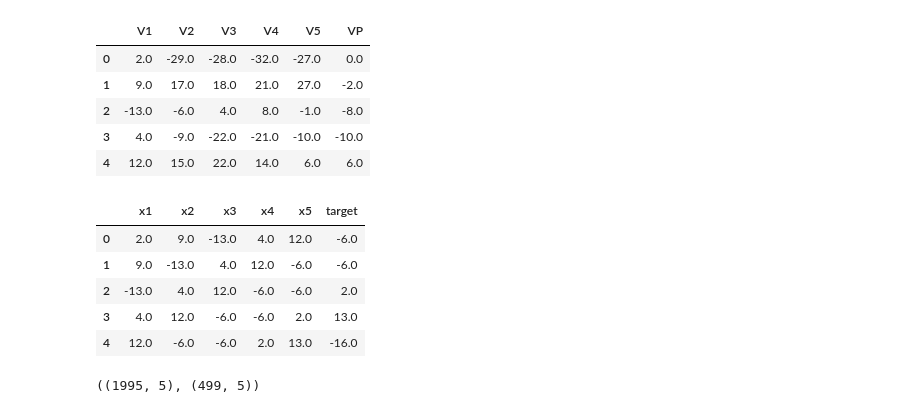
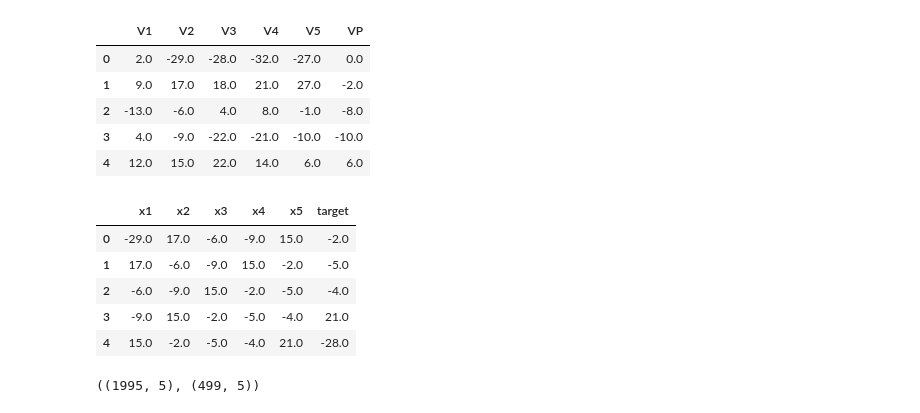
Before and after one commit to junaidulhassan/My-All-Kaggle-Jupyter-Notebooks, a Jupyter notebook: Predict Machine Oscillations using LSTMs/notebook.ipynb, the cells around one changed output. Cells and saved outputs as stored; diff of their text form; code cells hidden in the pictures.

```diff
--- a/Predict Machine Oscillations using LSTMs/notebook.ipynb
+++ b/Predict Machine Oscillations using LSTMs/notebook.ipynb
@@ -45,15 +45,15 @@ def create_feature_target_dataframe(df, column):
 
     return new_df
 # %%
-v1_df = create_feature_target_dataframe(df, column='V1')
+v1_df = create_feature_target_dataframe(df, column='V2')
 v1_df.head()
 # %% [output]
 |  | x1 | x2 | x3 | x4 | x5 | target |
-| 0 | 2.0 | 9.0 | -13.0 | 4.0 | 12.0 | -6.0 |
-| 1 | 9.0 | -13.0 | 4.0 | 12.0 | -6.0 | -6.0 |
-| 2 | -13.0 | 4.0 | 12.0 | -6.0 | -6.0 | 2.0 |
-| 3 | 4.0 | 12.0 | -6.0 | -6.0 | 2.0 | 13.0 |
-| 4 | 12.0 | -6.0 | -6.0 | 2.0 | 13.0 | -16.0 |
+| 0 | -29.0 | 17.0 | -6.0 | -9.0 | 15.0 | -2.0 |
+| 1 | 17.0 | -6.0 | -9.0 | 15.0 | -2.0 | -5.0 |
+| 2 | -6.0 | -9.0 | 15.0 | -2.0 | -5.0 | -4.0 |
+| 3 | -9.0 | 15.0 | -2.0 | -5.0 | -4.0 | 21.0 |
+| 4 | 15.0 | -2.0 | -5.0 | -4.0 | 21.0 | -28.0 |
 # %%
 from sklearn.model_selection import train_test_split
 # %%
```
Also changed, not shown: parts of 3 cells of this notebook.
